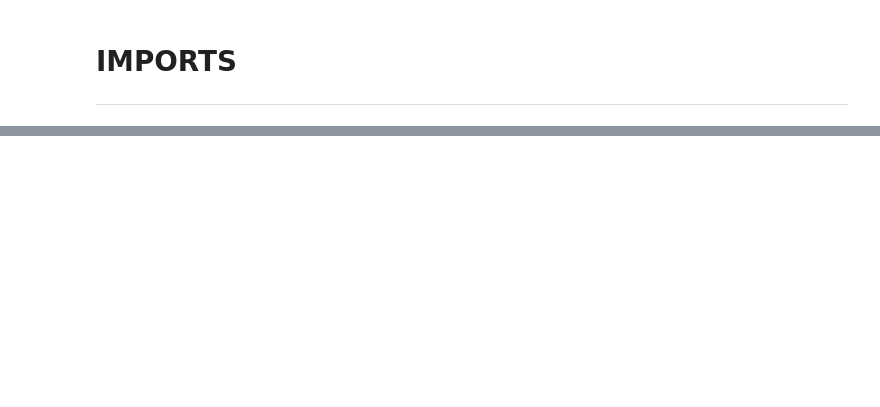
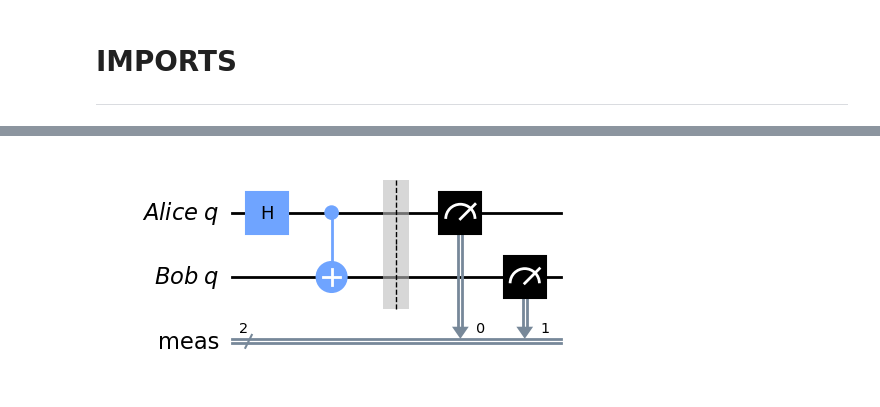
Before and after one commit to GuillermoAbadLopez/Quantum-Teleportation, a Jupyter notebook: src/main.ipynb, the cells around one changed output, grey strips where cells are left out. Drawn from its saved outputs; the diff is of its cells as text; code cells hidden in the pictures; blank space fills up the shorter version.

```diff
--- a/src/main.ipynb
+++ b/src/main.ipynb
@@ -83,0 +30,15 @@ plot_histogram(counts)
+# %%
+# Define the circuit channels:
+alice_qr = QuantumRegister(1, "Alice q")
+bob_qr = QuantumRegister(1, "Bob q")
+entanglement_circuit = QuantumCircuit(alice_qr, bob_qr)
+
+# Define the circuit gates and measurements:
+entanglement_circuit.h(0) # Puts Alice qubit a into state |+>
+entanglement_circuit.cx(0,1) # CNOT with Alice_q as control and Bob_q as target to get |00> + |11>
+entanglement_circuit.measure_all()
+
+# Plot the circuit:
+entanglement_circuit.draw(output='mpl')
+# %% [output]
+[figure, added]
```
Also changed, not shown: parts of 57 cells of this notebook, 4 other files.
